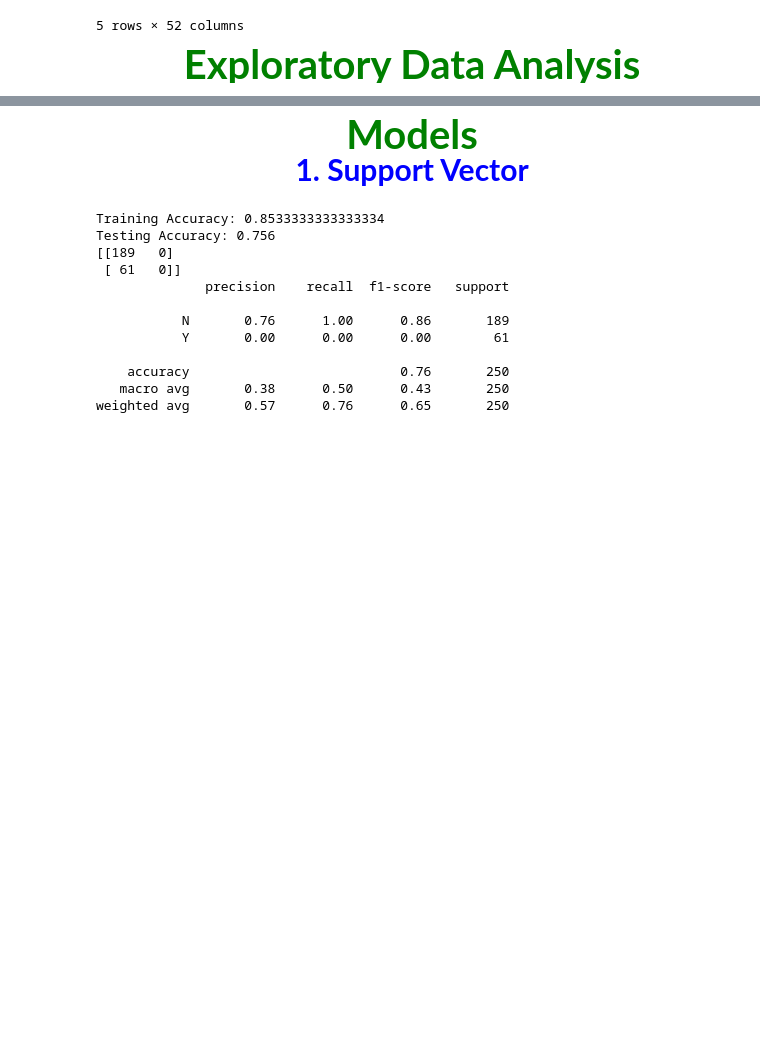
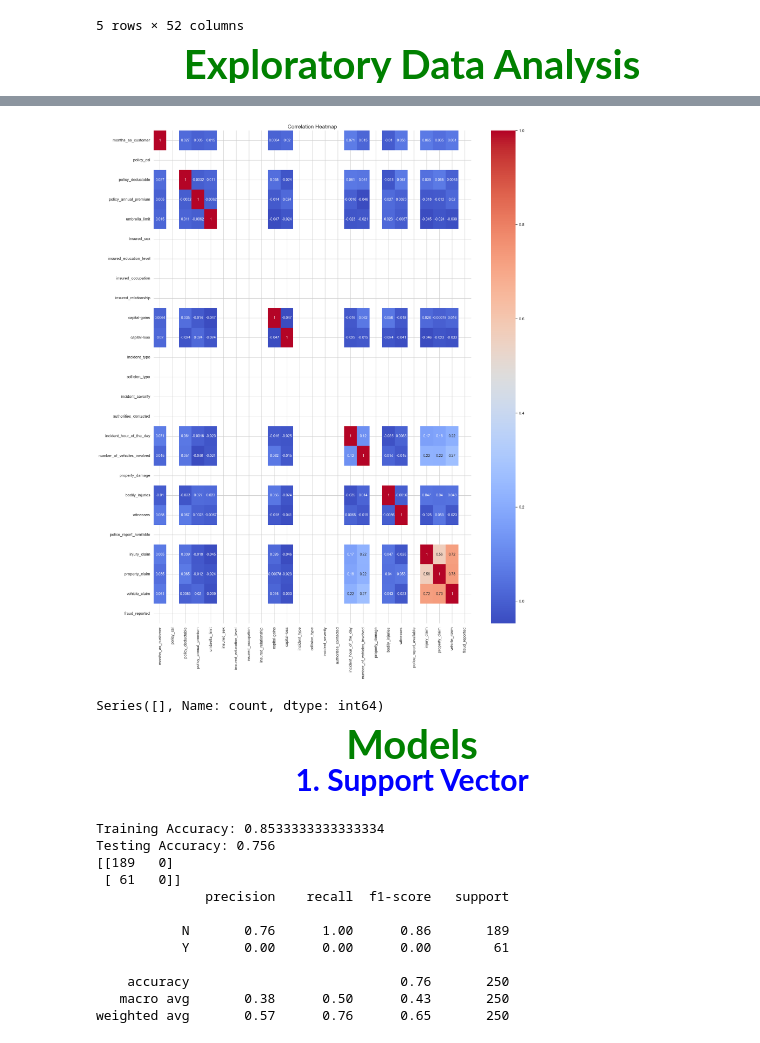
Before and after one commit to VhoMatidza/Insurance-claims-Analysis, a Jupyter notebook: Insurance Fraud Detection A Matidza.ipynb, the cells around one changed output, grey strips where cells are left out. Drawn from its saved outputs; the diff is of its cells as text; code cells hidden in the pictures; blank space fills up the shorter version.

```diff
--- a/Insurance Fraud Detection A Matidza.ipynb
+++ b/Insurance Fraud Detection A Matidza.ipynb
@@ -465,3 +543,21 @@ x_train.head()
+# %%
+# Convert columns to numeric if possible
+df[non_numeric_cols] = df[non_numeric_cols].apply(pd.to_numeric, errors='coerce')
+
+# Now drop any columns that still contain non-numeric data
+df_numeric = df.select_dtypes(include=[np.number])
+# %%
+plt.figure(figsize=(20, 25))
+sns.heatmap(df_numeric.corr(), annot=True, cmap='coolwarm', annot_kws={"fontsize": 10})
+plt.title('Correlation Heatmap', fontsize=15)
+plt.show()
+# %% [output]
+[figure, added]
+# %%
+# Check unique values in 'fraud_reported'
+print(df['fraud_reported'].value_counts())
+# %% [output]
+Series([], Name: count, dtype: int64)
 # %% [markdown]
 <p style="font-size: 40px; color: green; font-family: 'Comic Sans MS'; text-align: center; background-color: white; border-radius: 5px 5px;">
     <strong>Models</strong>
```
Also changed, not shown: parts of 5 cells of this notebook.
